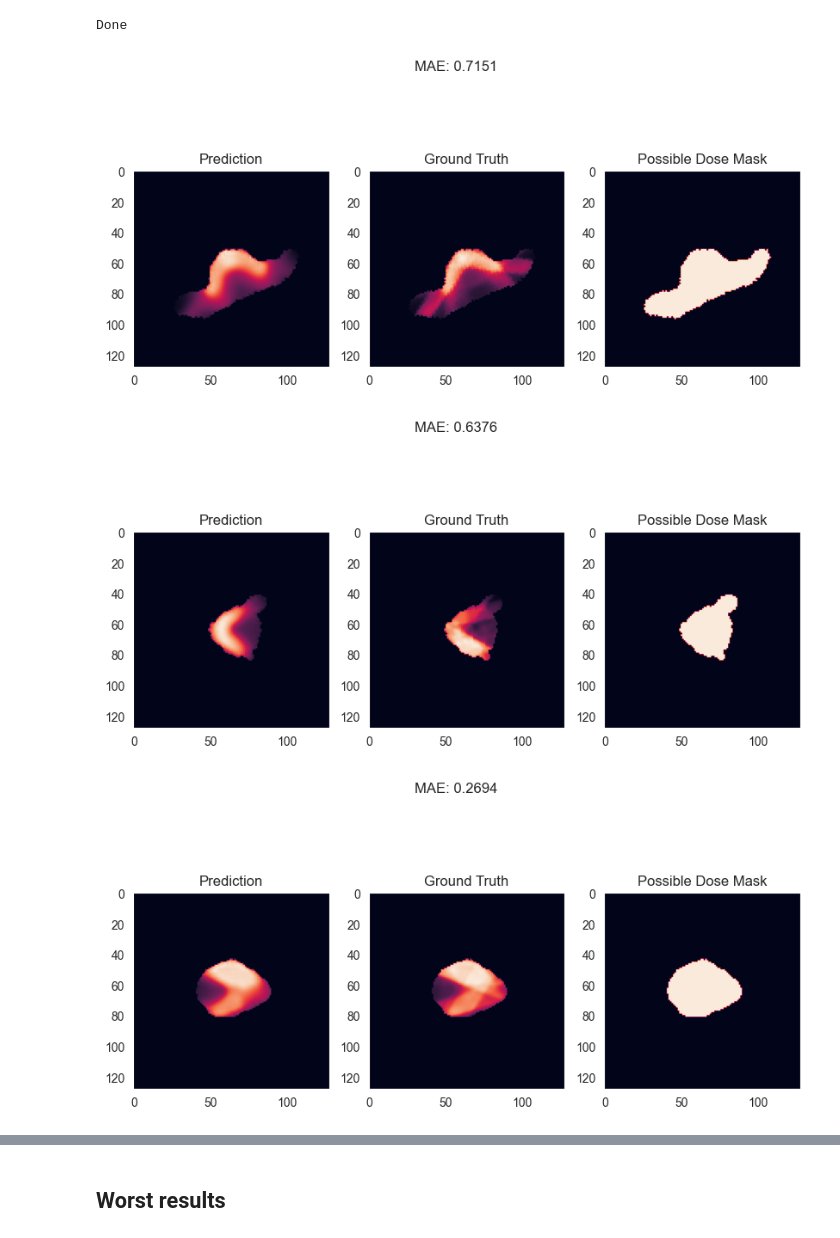
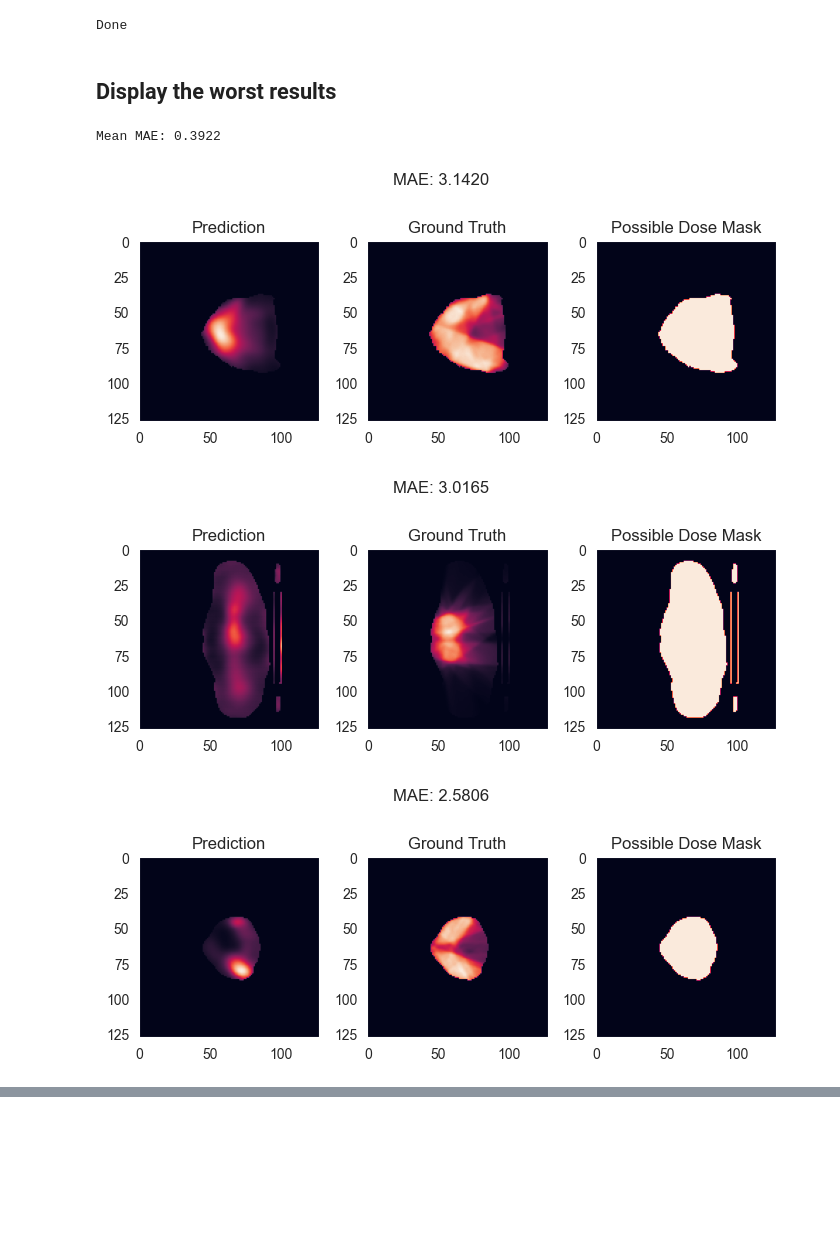
Before and after one commit to Theaublanchard/DLMI, a Jupyter notebook: Challenge/explore.ipynb, the cells around one changed output, grey strips where cells are left out. Cells and saved outputs as stored; diff of their text form; code cells hidden in the pictures; blank space fills up the shorter version.

```diff
--- a/Challenge/explore.ipynb
+++ b/Challenge/explore.ipynb
@@ -224,6 +207,7 @@ Estimated Total Size (MB): 295.63
 # %%
-exp_dir = os.path.join('.', 'exp3')
-model = UNet( n_channels=12, n_classes=1)
+exp_dir = os.path.join('.', 'exp9')
+
+model = UNet( n_channels=12, n_classes=1,use_pos_dose_mask=True)
 optimizer = optim.SGD(model.parameters(), lr=1, momentum=0.9)
 gpu =torch.device("cuda:0" if torch.cuda.is_available() else "cpu")
 print(gpu)
@@ -237,8 +221,7 @@ model.load_state_dict(ckpt["model"])
 model = model.to(gpu)
 optimizer.load_state_dict(ckpt["optimizer"])
 # %%
-#Make a prediction on the train/val set
-def predict(model, loader, device,n_preds=1):
+def predict(model, loader, device,n_preds=None):
     ''' Predicts the output of the model on the given dataset loader
 
     Parameters
@@ -262,6 +245,9 @@ def predict(model, loader, device,n_preds=1):
         The ground truth of the model. Shape (n_preds*batch_size, 1, 128, 128)
     '''
     model.eval()
+
+    if n_preds is None:
+        n_preds = len(loader)
 
     with torch.no_grad():
         seen = 0
@@ -290,33 +276,52 @@ def predict(model, loader, device,n_preds=1):
 
     return input,preds, ground_truth
 # %%
-input,preds,ground_truth = predict(model, train_loader, gpu, n_preds=75)
+input,preds,ground_truth = predict(model, val_loader, gpu, n_preds=None)
 # %% [output]
 Done
+# %% [markdown]
+## Display the worst results
 # %%
-nb_to_show = np.min([preds.shape[0], 4])
+n_val = len(input)
+mae = np.zeros(n_val)
 
-rand_idx = np.random.choice(np.arange(preds.shape[0]), nb_to_show, replace=False)
-
-for i in rand_idx:
+# Compute the MAE
+for i in range(n_val):
     pred_model = preds[i].squeeze()
     gt = ground_truth[i].squeeze()
     possible_dose_mask = input[i,1].squeeze()
 
     pred = np.where(possible_dose_mask, pred_model, 0)
 
-    mae = np.mean(np.abs(pred - gt))
+    mae[i] = np.mean(np.abs(pred - gt))
 
-    fig, ax = plt.subplots(1,3, figsize=(10,5))
-    ax[0].imshow(pred)
-    ax[0].set_title("Prediction")
-    ax[1].imshow(gt)
-    ax[1].set_title("Ground Truth")
-    ax[2].imshow(possible_dose_mask)
-    ax[2].set_title("Possible Dose Mask")
-    plt.suptitle(f"MAE: {mae:.4f}")
-    plt.show()
+print(f"Mean MAE: {np.mean(mae):.4f}")
+
+
+nb_to_show = 5
+
+worst_idx = np.argsort(-mae)[:nb_to_show]
+for idx in worst_idx :
+  pred_model = preds[idx].squeeze()
+  gt = ground_truth[idx].squeeze()
+  possible_dose_mask = input[idx,1].squeeze()
+
+  pred = np.where(possible_dose_mask, pred_model, 0)
+
+  mae_value = mae[idx]
+
+  fig, ax = plt.subplots(1,3, figsize=(7,3))
+  ax[0].imshow(pred)
+  ax[0].set_title("Prediction")
+  ax[1].imshow(gt)
+  ax[1].set_title("Ground Truth")
+  ax[2].imshow(possible_dose_mask)
+  ax[2].set_title("Possible Dose Mask")
+  plt.suptitle(f"MAE: {mae_value:.4f}")
+  plt.tight_layout()
+  plt.show()
 # %% [output]
+Mean MAE: 0.3922
-[figure, old version]
+[figure, new version]
-[figure, old version]
+[figure, new version]
-[figure, old version]
+[figure, new version]
@@ -324,2 +329,0 @@ for i in rand_idx:
-# %% [markdown]
-## Worst results
```
Also changed, not shown: parts of 31 cells of this notebook, 2 other files.
